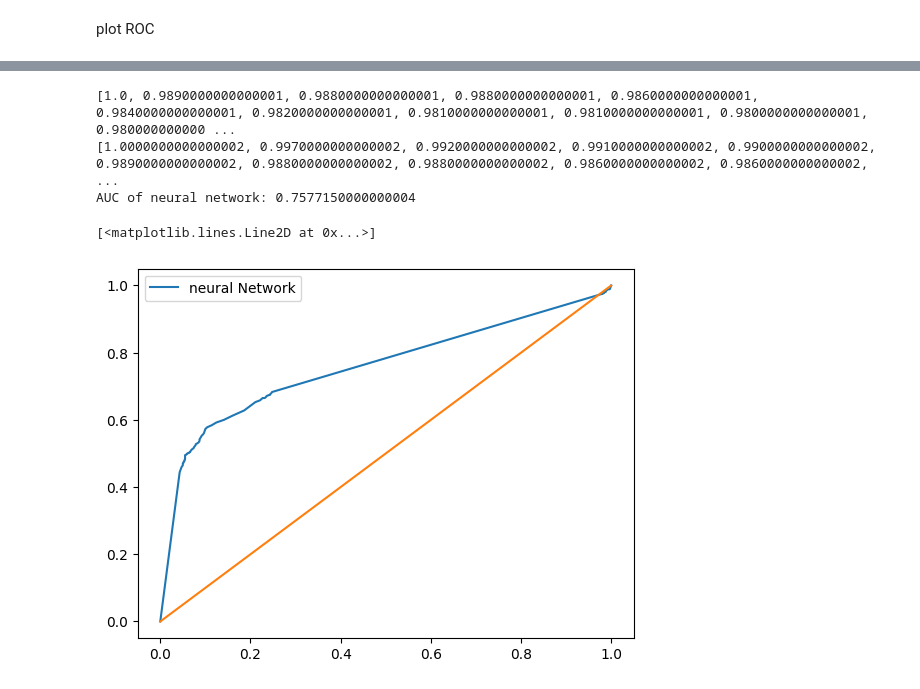
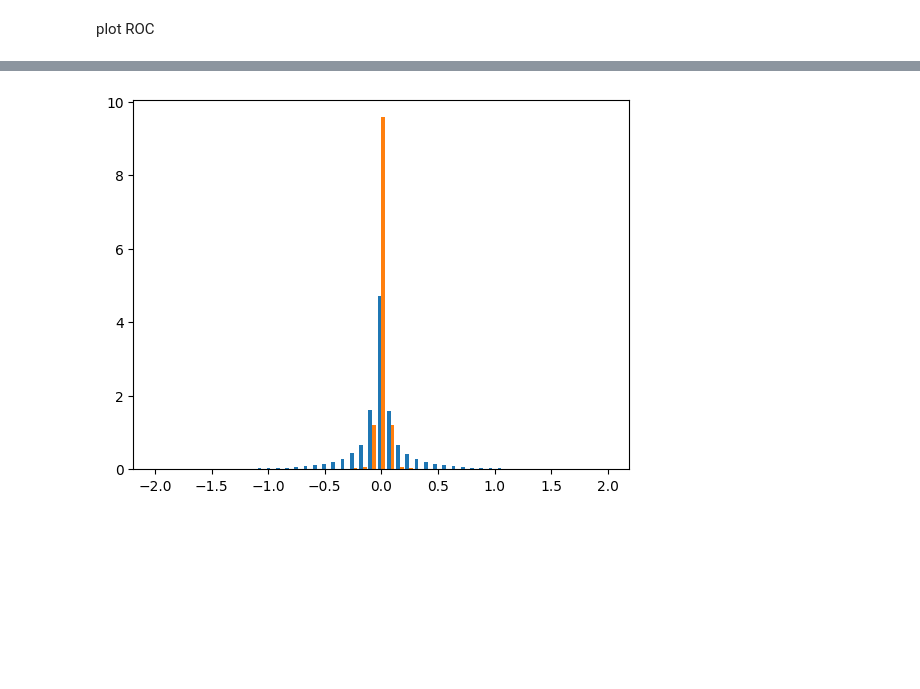
Before and after one commit to CarmellaLi/detecting-Higgs-w-ML, a Jupyter notebook: classifiers.ipynb, the cells around one changed output, grey strips where cells are left out. Saved outputs shown, nothing was run; the diff lists cells and outputs as text; code cells hidden in the pictures; blank space fills up the shorter version.

```diff
--- a/classifiers.ipynb
+++ b/classifiers.ipynb
@@ -511,11 +495,64 @@ Accuracy 0.7540000081062317
-# %%
-area6 = pltROCnAUC(counts6, bins6, "neural Network")
-print("AUC of neural network:",-area6)
-x=[0.0,0.2,0.4,0.6,0.8,1.0]
-plt.plot(x,x)
-# %% [output]
-[1.0, 0.9890000000000001, 0.9880000000000001, 0.9880000000000001, 0.9860000000000001, 0.9840000000000001, 0.9820000000000001, 0.9810000000000001, 0.9810000000000001, 0.9800000000000001, 0.980000000000 ...
-[1.0000000000000002, 0.9970000000000002, 0.9920000000000002, 0.9910000000000002, 0.9900000000000002, 0.9890000000000002, 0.9880000000000002, 0.9880000000000002, 0.9860000000000002, 0.9860000000000002, ...
-AUC of neural network: 0.7577150000000004
-[<matplotlib.lines.Line2D at 0x...>]
-[figure, removed]
+# %%
+data = pd.read_json("datasetTest100k.json", typ="frame", lines = True, precise_float=True,nrows = 5*100000)
+trkData = np.stack(data[3],axis=0)
+
+trk_high_level_name = ["track_2_d0_significance", "track_3_d0_significance",
+                       "track_2_z0_significance", "track_3_z0_significance",
+                       "n_tracks_over_d0_threshold", "jet_prob", "jet_width_eta", "jet_width_phi"]
+
+for i, trkName in enumerate(trk_high_level_name):
+    tmpArr = np.array(trkData[:,i],dtype="float32")
+    data[trkName] = tmpArr
+
+vtxData = np.stack(data[4],axis=0)
+
+vtx_high_level_name = ["vertex_significance", "n_secondary_vertices", "n_secondary_vertex_tracks",
+                       "delta_r_vertex", "vertex_mass", "vertex_energy_fraction"]
+
+for i, vtxName in enumerate(vtx_high_level_name):
+    tmpArr = np.array(vtxData[:,i],dtype="float32")
+    data[vtxName] = tmpArr
+
+y = data[2]
+y = y.values.tolist()
+
+for i in range(len(y)):
+    if y[i]==5:
+        y[i]=1
+    else:
+        y[i]=0
+
+jets_trk = []
+for i in range(0,200000):
+    trkVars = []
+    for j in range(len(data[5][i])):
+        trkVars.append(data[5][i][j][0])
+    jets_trk.append(trkVars)
+
+d0 = []
+for i in jets_trk:
+    temp = []
+    for j in i:
+        temp.append(j[0])
+    d0.append(temp)
+
+bj=[]
+lf=[]
+for i in range(len(y)):
+    assert len(d0)==len(y)
+    if y[i]==1:
+        bj.append(d0[i])
+    else:
+        assert y[i]==0
+        lf.append(d0[i])
+
+def flatten(inData):
+    dataFlat = np.array([])
+    for jet in inData:
+        dataFlat = np.append(dataFlat,jet)
+    return dataFlat
+bj_d0_flat = flatten(bj)
+lf_d0_flat = flatten(lf)
+countss, binss, _ = plt.hist([bj_d0_flat,lf_d0_flat], bins=np.linspace(-2,2,50),density=True)
+# %% [output]
+[figure, added]
```
Also changed, not shown: parts of 15 cells of this notebook, 1 other file.
